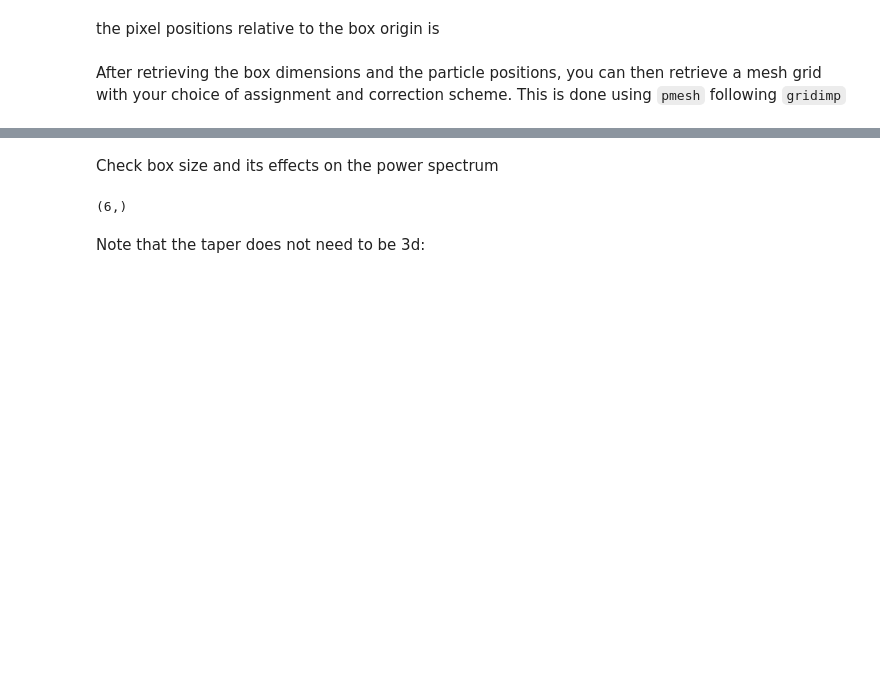
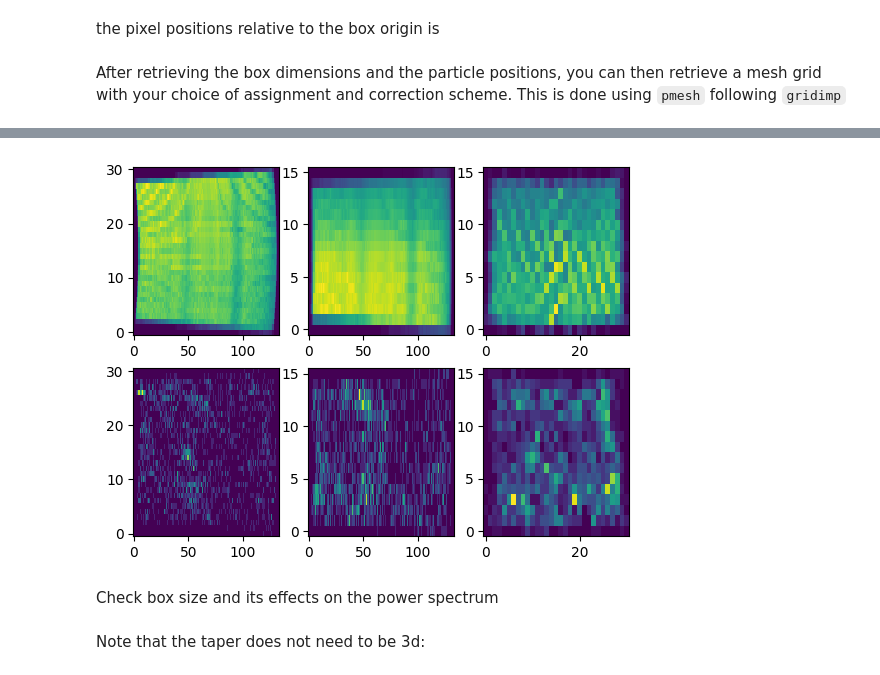
Before and after one commit to zhaotingchen/meer21cm, a Jupyter notebook: docs/source/examples/gama_cross.ipynb, the cells around one changed output, grey strips where cells are left out. Cells and saved outputs as stored; diff of their text form; code cells hidden in the pictures; blank space fills up the shorter version.

```diff
--- a/docs/source/examples/gama_cross.ipynb
+++ b/docs/source/examples/gama_cross.ipynb
@@ -263,3 +291,19 @@ for i in range(3):
+# %%
+### Gridding sanity-check
+fig, axes = plt.subplots(2,3)
+for i in range(3):
+    axes[0,i].imshow(
+        hi_weights_rg.mean(axis=i),interpolation='none',
+        aspect='auto',
+        origin='lower',
+    )
+    axes[1,i].imshow(
+        gal_weights_rg.mean(axis=i),interpolation='none',
+        aspect='auto',
+        origin='lower',
+    )
+# %% [output]
+[figure, added]
 # %% [markdown]
 Check box size and its effects on the power spectrum
 # %%
@@ -269,8 +311,3 @@ rfftn,fftn
-# %%
-arr = np.ones(10)
-np.fft.rfftn(arr).shape
-# %% [output]
-(6,)
 # %% [markdown]
 Note that the taper does not need to be 3d:
 # %%
```
Also changed, not shown: parts of 37 cells of this notebook.
